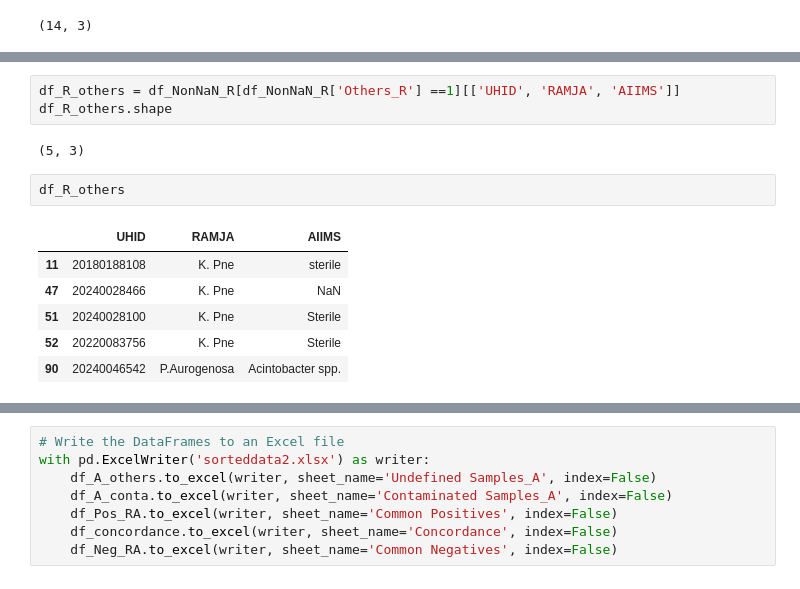
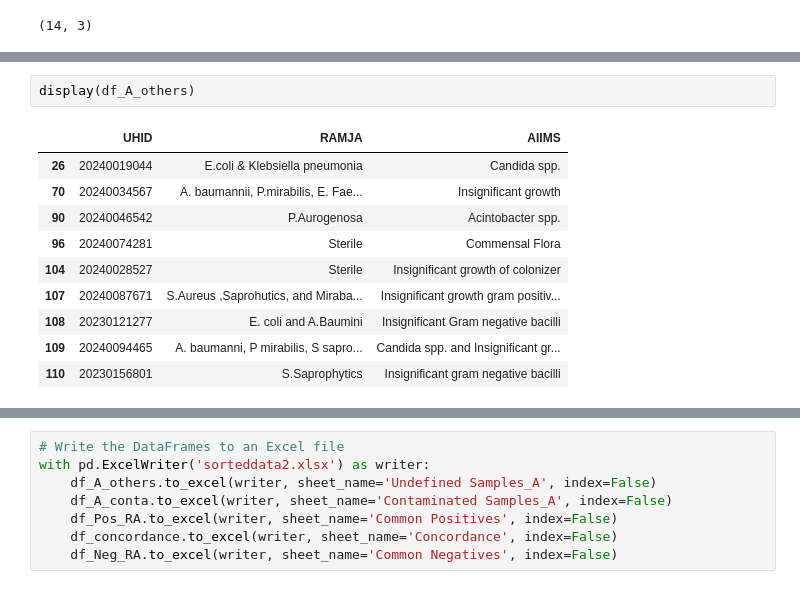
Before and after one commit to neeliit/DiagnosticsPy, a Jupyter notebook: comparision.ipynb, the cells around one changed output, grey strips where cells are left out. Drawn from its saved outputs; the diff is of its cells as text.

```diff
--- a/comparision.ipynb
+++ b/comparision.ipynb
@@ -455,17 +421,16 @@ df_A_others.shape
-# %%
-df_R_others = df_NonNaN_R[df_NonNaN_R['Others_R'] ==1][['UHID', 'RAMJA', 'AIIMS']]
-df_R_others.shape
-# %% [output]
-(5, 3)
-# %%
-df_R_others
-# %% [output]
-|  | UHID | RAMJA | AIIMS |
-| 11 | 20180188108 | K. Pne | sterile |
-| 47 | 20240028466 | K. Pne | NaN |
-| 51 | 20240028100 | K. Pne | Sterile |
-| 52 | 20220083756 | K. Pne | Sterile |
-| 90 | 20240046542 | P.Aurogenosa | Acintobacter spp. |
+# %%
+display(df_A_others)
+# %% [output]
+|  | UHID | RAMJA | AIIMS |
+| 26 | 20240019044 | E.coli & Klebsiella pneumonia | Candida spp. |
+| 70 | 20240034567 | A. baumannii, P.mirabilis, E. Fae... | Insignificant growth |
+| 90 | 20240046542 | P.Aurogenosa | Acintobacter spp. |
+| 96 | 20240074281 | Sterile | Commensal Flora |
+| 104 | 20240028527 | Sterile | Insignificant growth of colonizer |
+| 107 | 20240087671 | S.Aureus ,Saprohutics, and Miraba... | Insignificant growth gram positiv... |
+| 108 | 20230121277 | E. coli and A.Baumini | Insignificant Gram negative bacilli |
+| 109 | 20240094465 | A. baumanni, P mirabilis, S sapro... | Candida spp. and Insignificant gr... |
+| 110 | 20230156801 | S.Saprophytics | Insignificant gram negative bacilli |
 # %%
 #...Both positives
 df_Pos_RA = df_C_clean[(df_C_clean['Infection_R'] == 1) & (df_C_clean['Infection_A'] == 1)][['UHID', 'RAMJA', 'AIIMS']]
```
Also changed, not shown: parts of 13 cells of this notebook, 1 other file.
